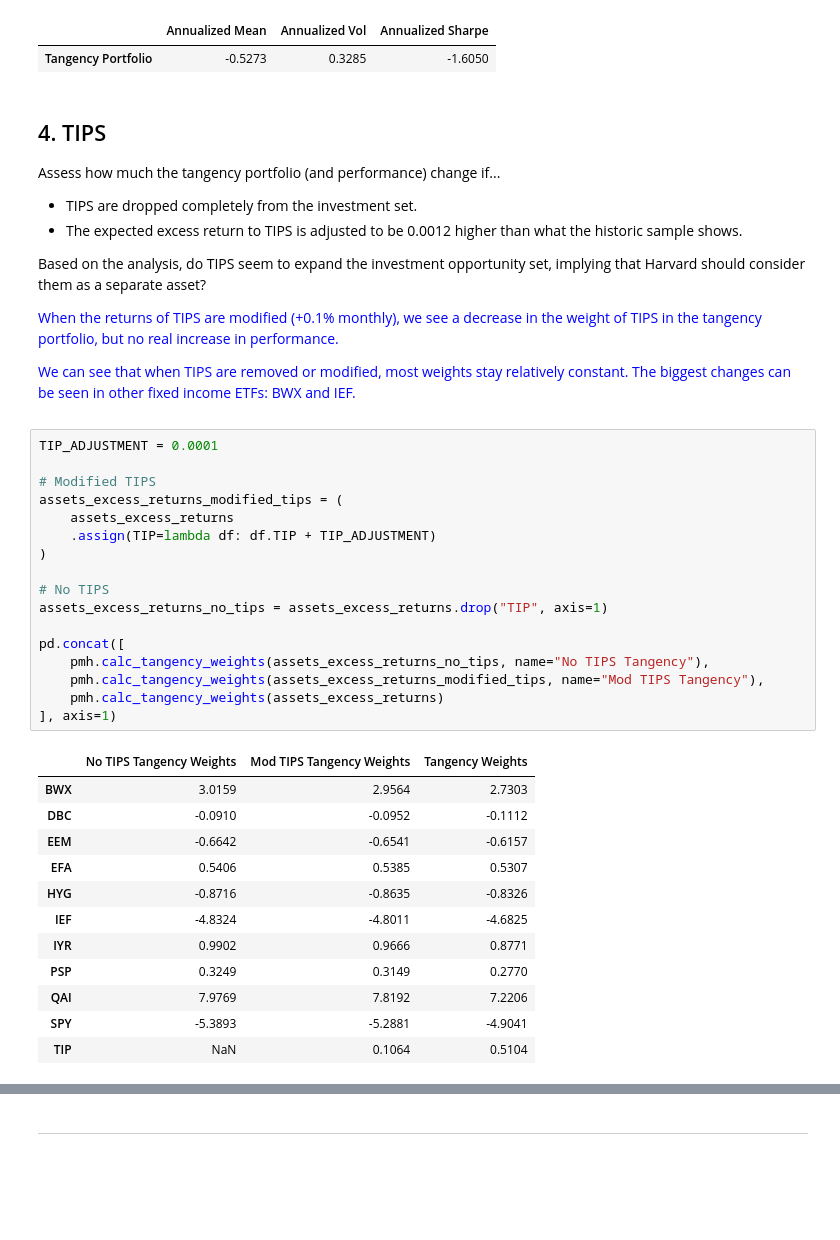
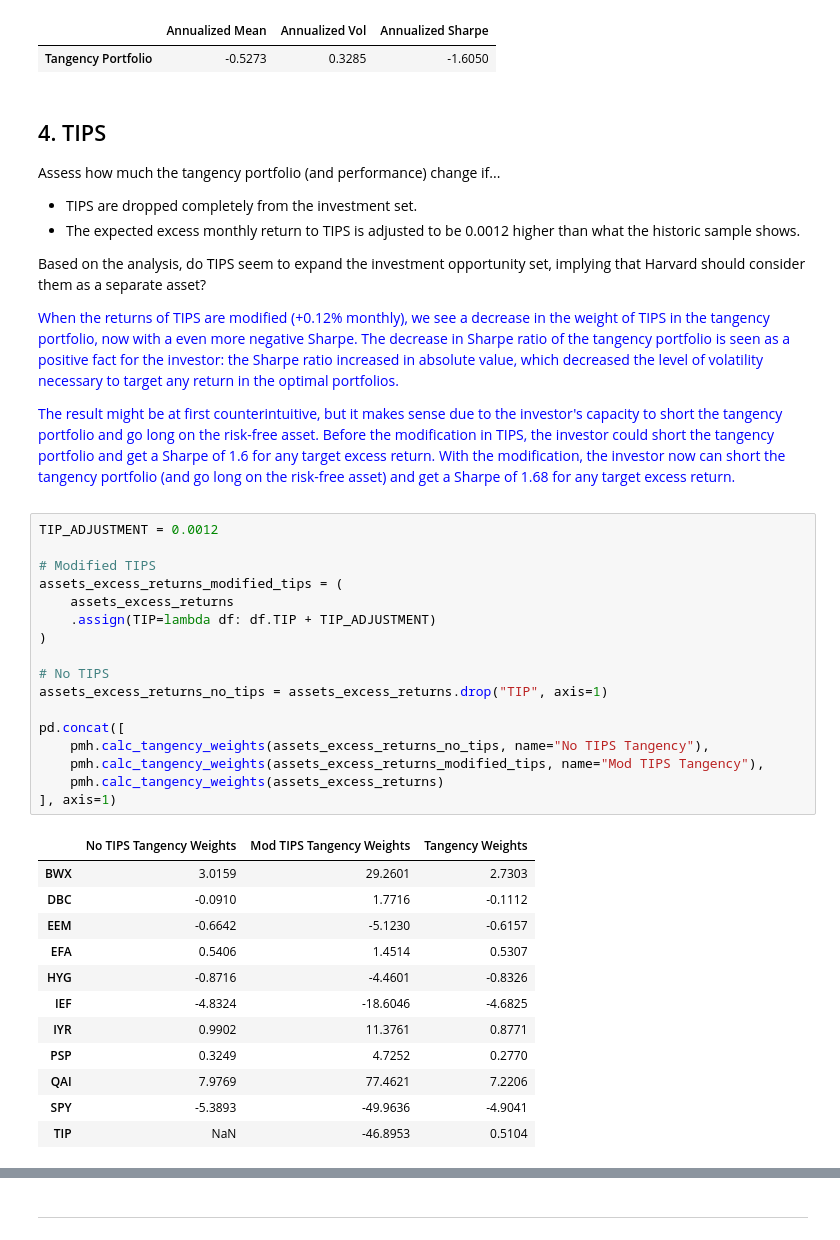
Before and after one commit to Fernando-Urbano/finm-portfolio-and-risk-management, a Jupyter notebook: homework-1/homework_1.ipynb, the cells around one changed output, grey strips where cells are left out. Saved outputs shown, nothing was run; the diff lists cells and outputs as text; blank space fills up the shorter version.

```diff
--- a/homework-1/homework_1.ipynb
+++ b/homework-1/homework_1.ipynb
@@ -357,47 +371,47 @@ pmh.calc_summary_statistics(
 ## 4. TIPS
 Assess how much the tangency portfolio (and performance) change if...
 * TIPS are dropped completely from the investment set.
-* The expected excess return to TIPS is adjusted to be 0.0012 higher than what the historic sample shows.
+* The expected excess monthly return to TIPS is adjusted to be 0.0012 higher than what the historic sample shows.
 
 Based on the analysis, do TIPS seem to expand the investment opportunity set, implying that Harvard should consider them as a separate asset?
 
 <span style="color:blue;">
 
-When the returns of TIPS are modified (+0.1% monthly), we see a decrease in the weight of TIPS in the tangency portfolio, but no real increase in performance.
+When the returns of TIPS are modified (+0.12% monthly), we see a decrease in the weight of TIPS in the tangency portfolio, now with a even more negative Sharpe. The decrease in Sharpe ratio of the tangency portfolio is seen as a positive fact for the investor: the Sharpe ratio increased in absolute value, which decreased the level of volatility necessary to target any return in the optimal portfolios.
 
-We can see that when TIPS are removed or modified, most weights stay relatively constant. The biggest changes can be seen in other fixed income ETFs: BWX and IEF.
+The result might be at first counterintuitive, but it makes sense due to the investor's capacity to short the tangency portfolio and go long on the risk-free asset. Before the modification in TIPS, the investor could short the tangency portfolio and get a Sharpe of 1.6 for any target excess return. With the modification, the investor now can short the tangency portfolio (and go long on the risk-free asset) and get a Sharpe of 1.68 for any target excess return.
 
 </span>
 # %%
-TIP_ADJUSTMENT = 0.0001
+TIP_ADJUSTMENT = 0.0012
 
 # Modified TIPS
 assets_excess_returns_modified_tips = (
     assets_excess_returns
     .assign(TIP=lambda df: df.TIP + TIP_ADJUSTMENT)
 )
 
 # No TIPS
 assets_excess_returns_no_tips = assets_excess_returns.drop("TIP", axis=1)
 
 pd.concat([
     pmh.calc_tangency_weights(assets_excess_returns_no_tips, name="No TIPS Tangency"),
     pmh.calc_tangency_weights(assets_excess_returns_modified_tips, name="Mod TIPS Tangency"),
     pmh.calc_tangency_weights(assets_excess_returns)
 ], axis=1)
 # %% [output]
 |  | No TIPS Tangency Weights | Mod TIPS Tangency Weights | Tangency Weights |
-| BWX | 3.0159 | 2.9564 | 2.7303 |
-| DBC | -0.0910 | -0.0952 | -0.1112 |
-| EEM | -0.6642 | -0.6541 | -0.6157 |
-| EFA | 0.5406 | 0.5385 | 0.5307 |
-| HYG | -0.8716 | -0.8635 | -0.8326 |
-| IEF | -4.8324 | -4.8011 | -4.6825 |
-| IYR | 0.9902 | 0.9666 | 0.8771 |
-| PSP | 0.3249 | 0.3149 | 0.2770 |
-| QAI | 7.9769 | 7.8192 | 7.2206 |
-| SPY | -5.3893 | -5.2881 | -4.9041 |
-| TIP | NaN | 0.1064 | 0.5104 |
+| BWX | 3.0159 | 29.2601 | 2.7303 |
+| DBC | -0.0910 | 1.7716 | -0.1112 |
+| EEM | -0.6642 | -5.1230 | -0.6157 |
+| EFA | 0.5406 | 1.4514 | 0.5307 |
+| HYG | -0.8716 | -4.4601 | -0.8326 |
+| IEF | -4.8324 | -18.6046 | -4.6825 |
+| IYR | 0.9902 | 11.3761 | 0.8771 |
+| PSP | 0.3249 | 4.7252 | 0.2770 |
+| QAI | 7.9769 | 77.4621 | 7.2206 |
+| SPY | -5.3893 | -49.9636 | -4.9041 |
+| TIP | NaN | -46.8953 | 0.5104 |
 # %%
 analysis_tips_portfolios = pd.concat([
     pmh.calc_tangency_weights(assets_excess_returns_modified_tips, name="Mod TIPS Tangency", return_port_ret=True),
```
Also changed, not shown: parts of 18 cells of this notebook, 14 other files.
